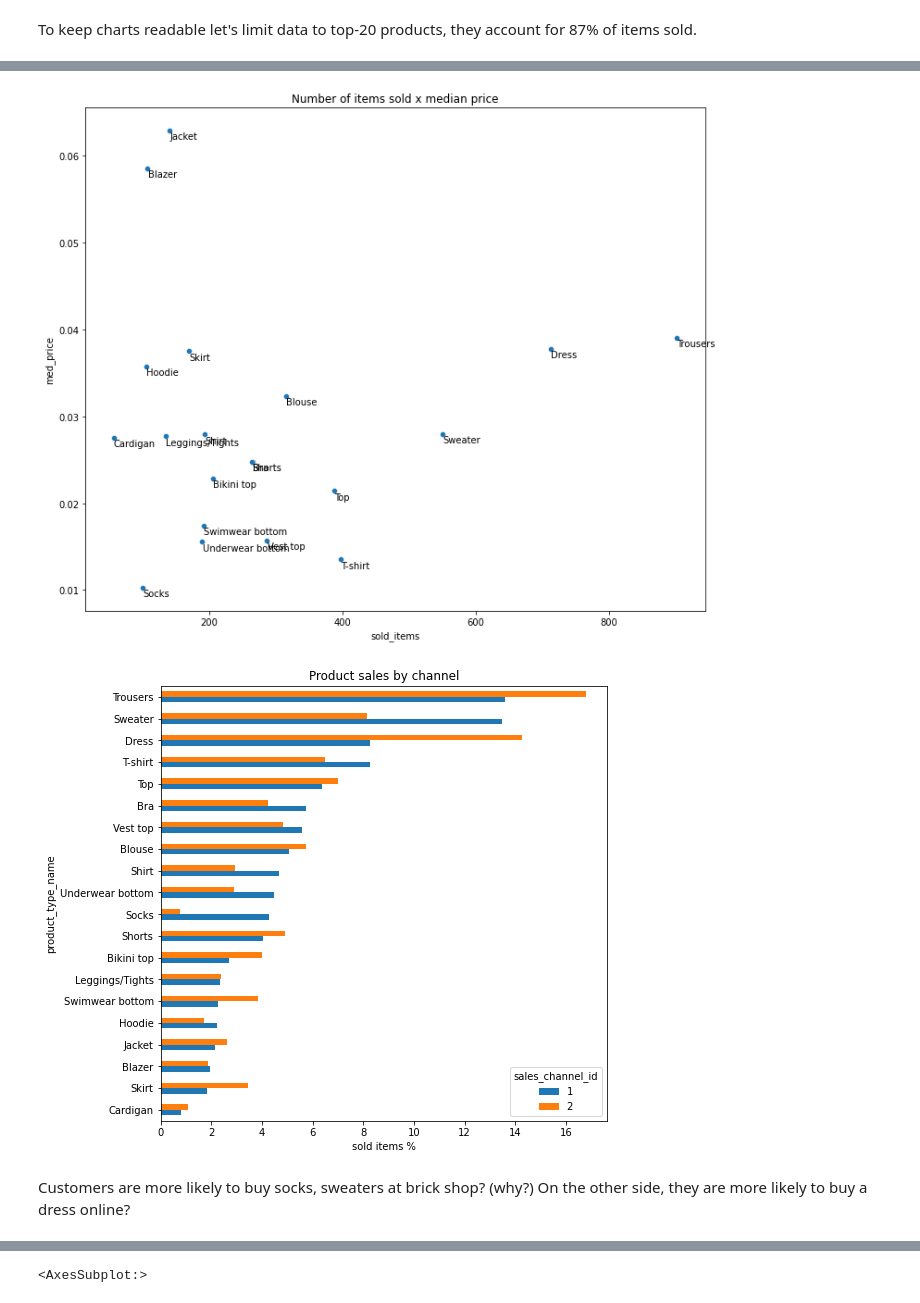
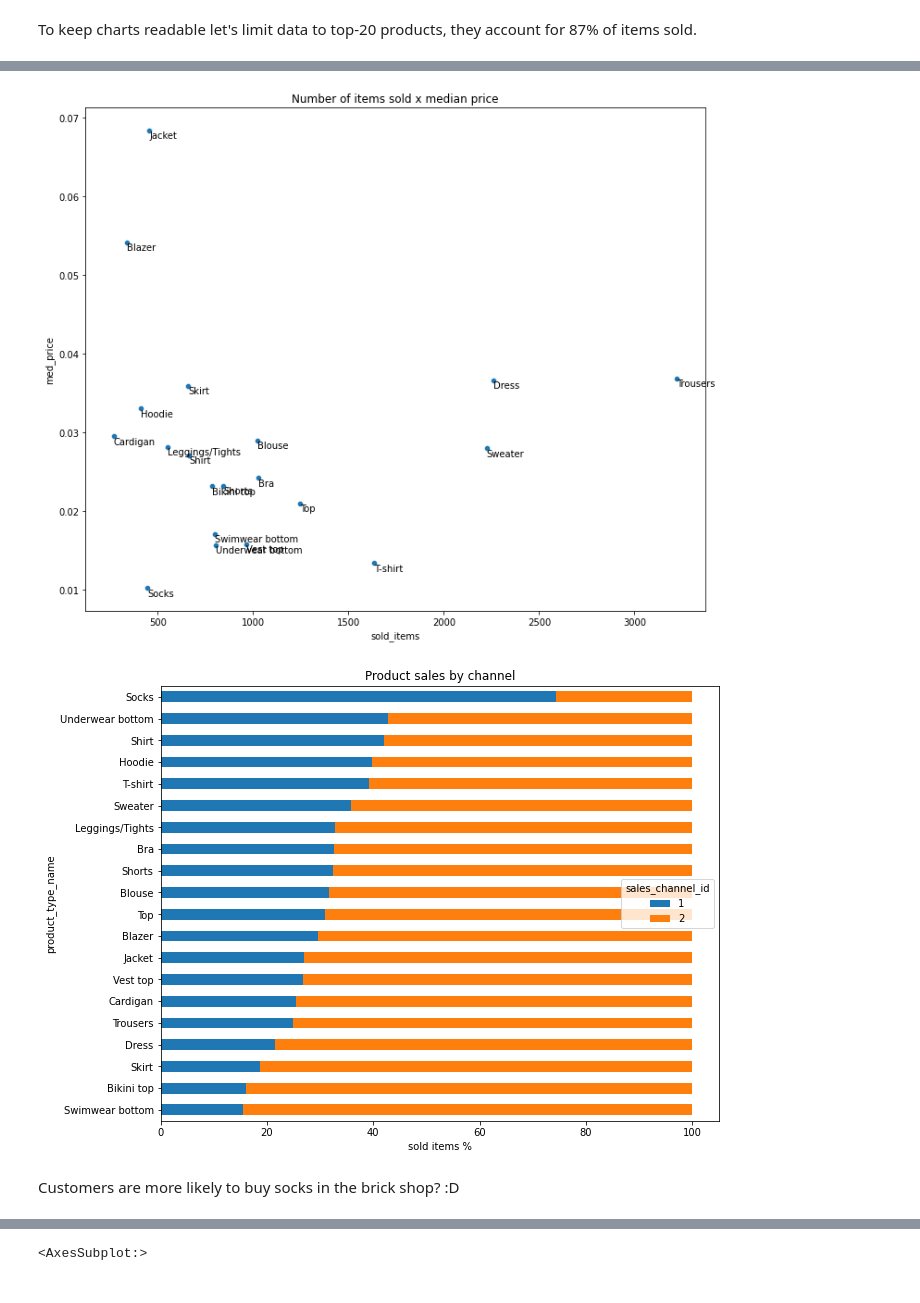
Before and after one commit to stameser/kaggle-hm, a Jupyter notebook: notebooks/transaction_exploration.ipynb, the cells around one changed output, grey strips where cells are left out. Cells and saved outputs as stored; diff of their text form; code cells hidden in the pictures.

```diff
--- a/notebooks/transaction_exploration.ipynb
+++ b/notebooks/transaction_exploration.ipynb
@@ -6,14 +8,16 @@ from kaggle_hm.utils import init_nb
 
 init_nb()
 # %%
-c = pd.read_parquet('../data/clean/customers.parquet')
+customers = pd.read_parquet('../data/clean/customers.parquet')
 
-sample = c.sample(n=250, random_state=1)
+sample = customers.sample(n=1000, random_state=1)
 items = pd.read_parquet('../data/clean/articles.parquet')
 t = pd.read_parquet('../data/clean/transactions.parquet')
 t = t[t['customer_id'].isin(sample['customer_id'])]
 t_ext = t.merge(items[['article_id', 'prod_name', 'product_group_name', 'perceived_colour_master_name', 'index_name', 'product_type_name']])
 t_ext['dow'] = t_ext['t_dat'].dt.dayofweek.map({0: "Mon", 1: "Tue", 2: "Wed", 3: "Thu", 4: "Fri", 5: "Sat", 6: "Sun"})
+season_map = {1: 'Winter', 2: 'Winter', 3: 'Spring', 4: 'Spring', 5: 'Spring', 6: 'Summer', 7: 'Summer', 8: 'Summer', 9: 'Autumn', 10: 'Autumn', 11: 'Autumn', 12: 'Winter'}
+t_ext['season'] = t_ext['t_dat'].dt.month.map(season_map)
 # %%
 customer = sample.iloc[3]['customer_id']
 
@@ -60,0 +76,3 @@ top_t = t_ext[t_ext['product_type_name'].isin(top_prods)]
+# %%
+top_prods = set(t_ext['product_type_name'].value_counts()[:20].index)
+top_t = t_ext[t_ext['product_type_name'].isin(top_prods)]
@@ -84,20 +122,19 @@ for line in range(0, _.shape[0]):
      ax.text(_.iloc[line]['sold_items']+0.2, _.iloc[line]['med_price']-.001, _.iloc[line].name, horizontalalignment='left', size='medium', color='black')
 plt.title('Number of items sold x median price');
 # %% [output]
-[figure, old version]
+[figure, new version]
 # %%
-fig, ax = plt.subplots(1, 1, figsize=(8, 8))
+fig, ax = plt.subplots(1, 1, figsize=(10, 8))
 (pd.crosstab(
     top_t['product_type_name'],
     top_t['sales_channel_id'],
     top_t['article_id'],
     aggfunc='count',
-    normalize='columns'
-).sort_values(1) * 100).plot.barh(ax=ax)
+    normalize='index'
+).sort_values(1) * 100).plot.barh(ax=ax, stacked=True)
 
 ax.set(title='Product sales by channel', xlabel='sold items %');
 # %% [output]
-[figure, old version]
+[figure, new version]
 # %% [markdown]
-Customers are more likely to buy socks, sweaters at brick shop? (why?)
-On the other side, they are more likely to buy a dress online?
+Customers are more likely to buy socks in the brick shop? :D
```
Also changed, not shown: parts of 28 cells of this notebook.
